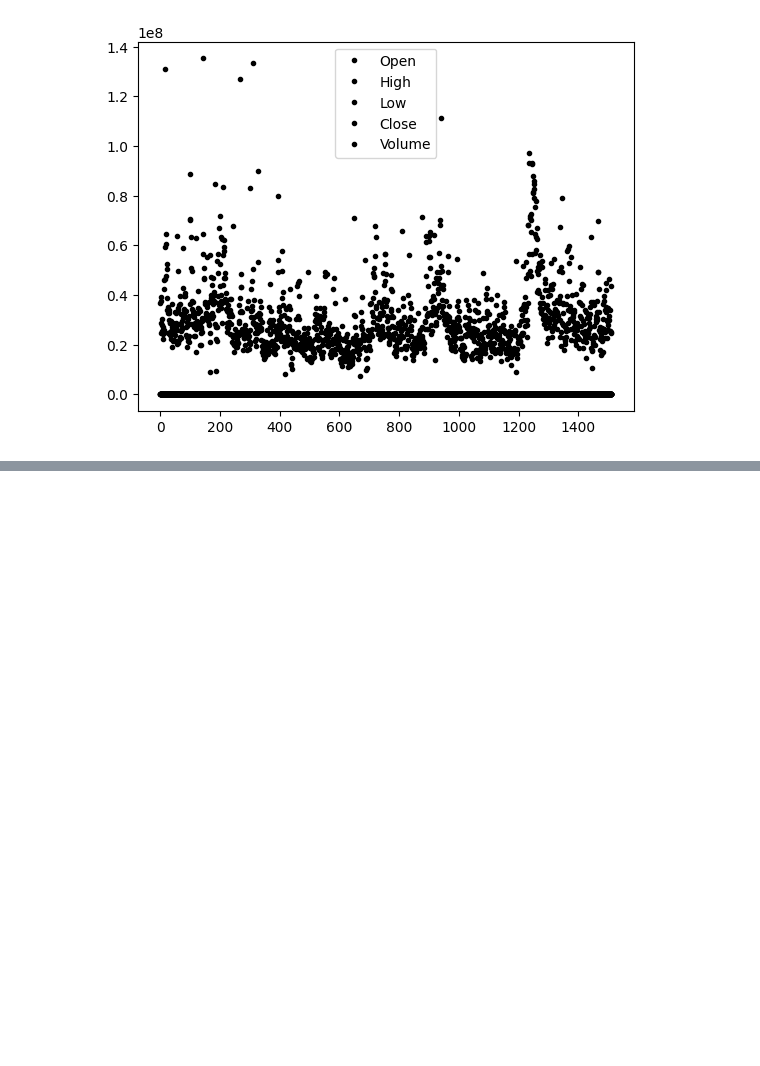
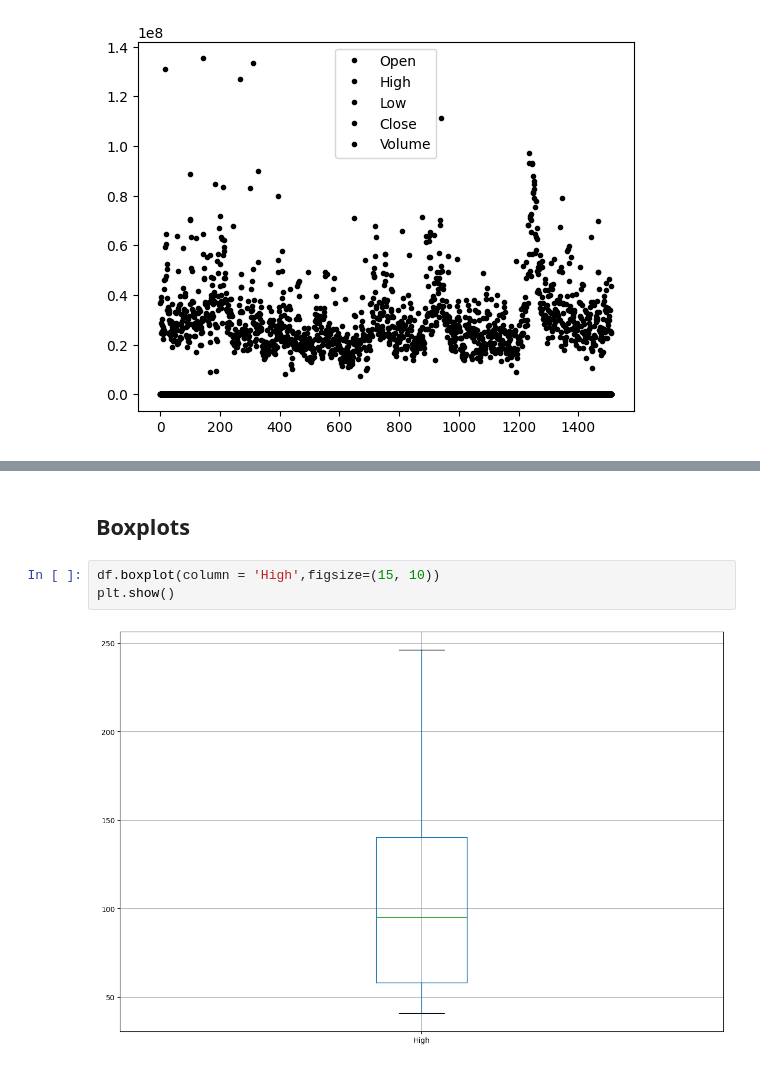
Before and after one commit to Surya-0/Sem_7_CodeXP, a Jupyter notebook: Timeseries_Exp/Lab1_Exp/Microsoft_Stock_Exp.ipynb, the cells around one changed output, grey strips where cells are left out. Cells and saved outputs as stored; diff of their text form; blank space fills up the shorter version.

```diff
--- a/Timeseries_Exp/Lab1_Exp/Microsoft_Stock_Exp.ipynb
+++ b/Timeseries_Exp/Lab1_Exp/Microsoft_Stock_Exp.ipynb
@@ -119,0 +132,7 @@ plt.show()
+# %% [markdown]
+## Boxplots
+# %%
+df.boxplot(column = 'High',figsize=(15, 10))
+plt.show()
+# %% [output]
+[figure, added]
```
Also changed, not shown: parts of 5 cells of this notebook.
